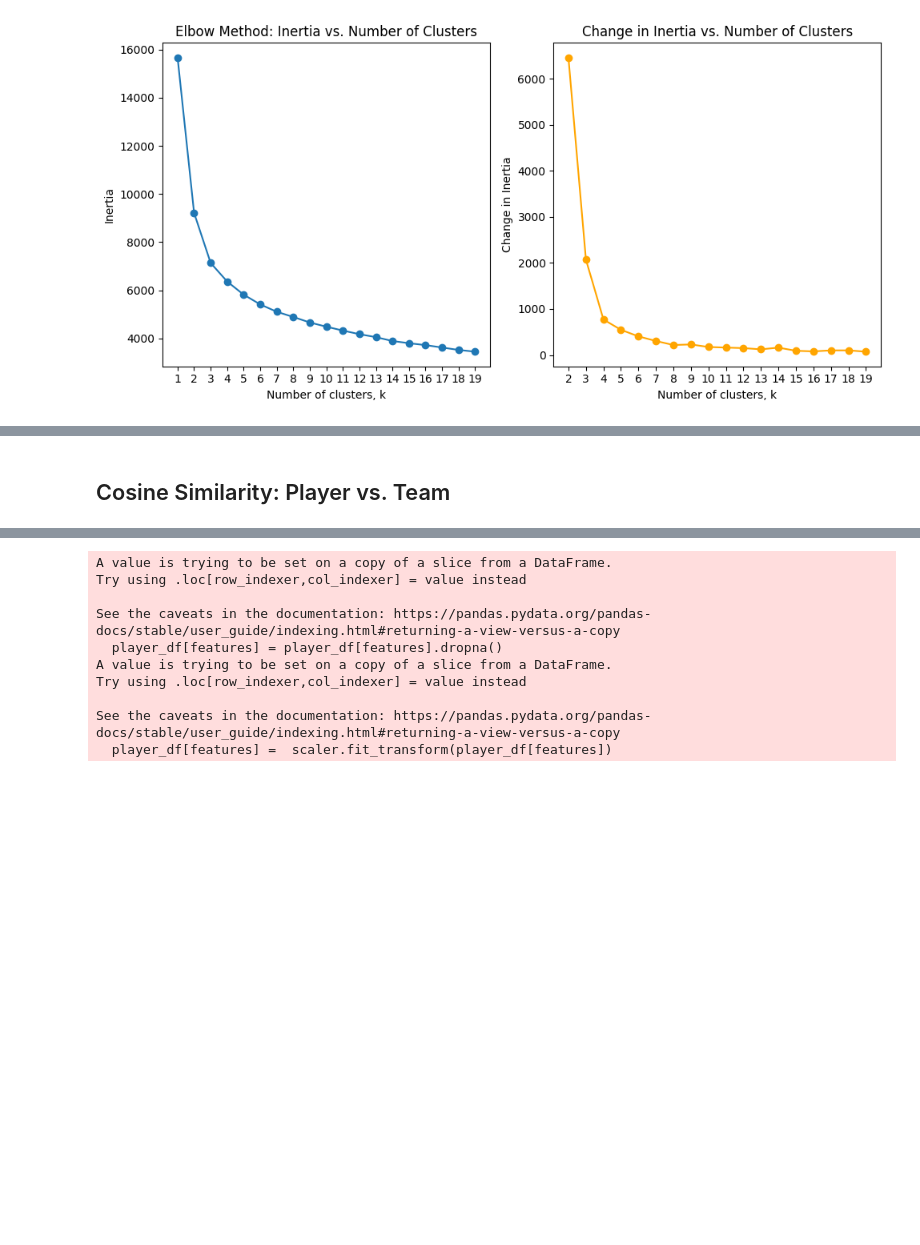
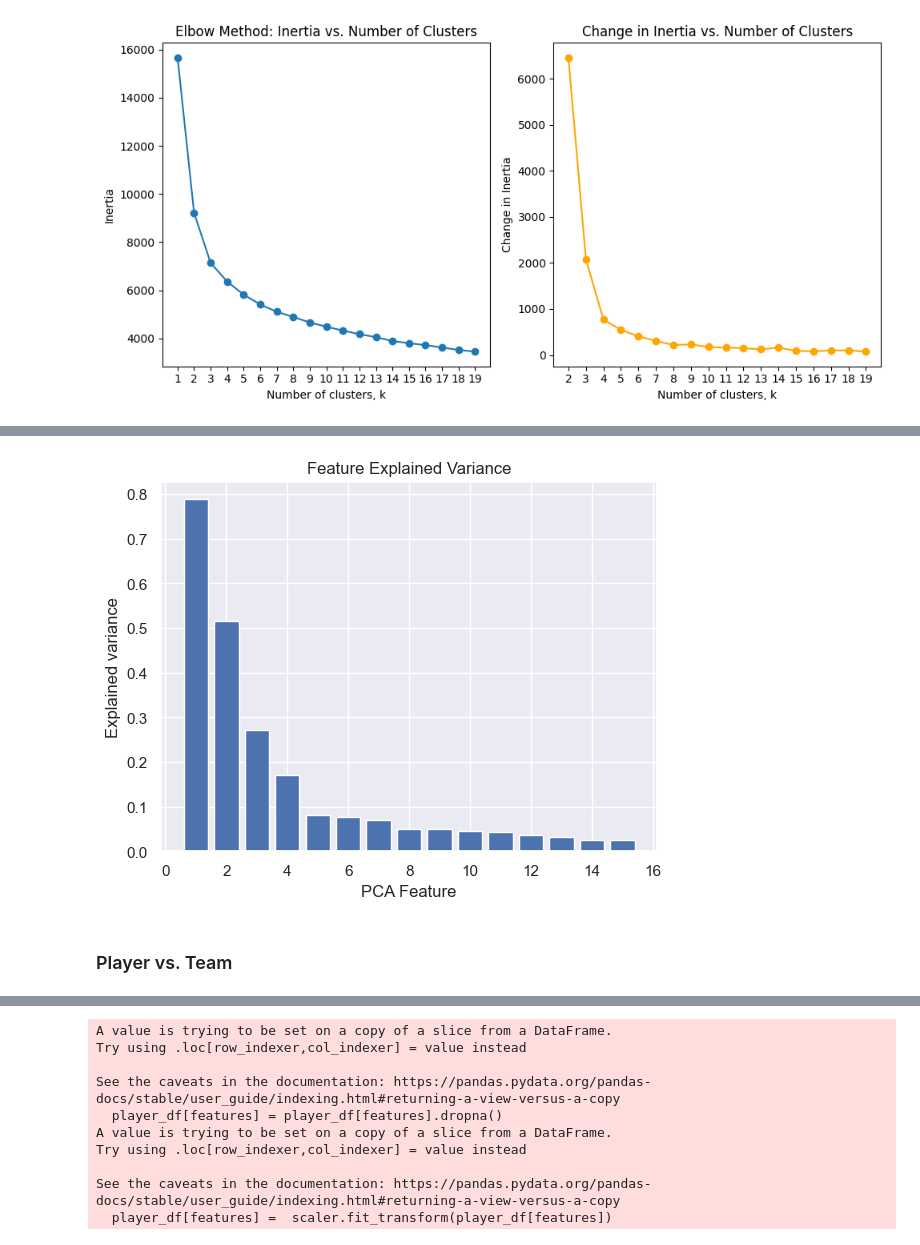
Before and after one commit to allorenz/football-player-similarity, a Jupyter notebook: src/unsupervised_learning.ipynb, the cells around one changed output, grey strips where cells are left out. Saved outputs shown, nothing was run; the diff lists cells and outputs as text; code cells hidden in the pictures; blank space fills up the shorter version.

```diff
--- a/src/unsupervised_learning.ipynb
+++ b/src/unsupervised_learning.ipynb
@@ -394,0 +520,27 @@ plt.show()
+# %%
+# load, set index, and seperate into stats and player information
+df = pd.read_csv('../data/fbref/player_stats.csv')
+df = df.drop('Player.1',axis='columns')
+df = df.set_index(df['Player'], drop=True)
+l = ['Season','League','Team','Player',	'Nation',	'Pos',	'Age',	'90s']
+player_info = df[l]
+
+# keep only the features
+features = [col for col in df.columns if col not in l]
+df = df[features]
+
+# handle NaN
+df = df.fillna(1)
+
+# pipeline: scale and create principal components
+scaler = MinMaxScaler()
+pca = PCA(n_components=15)
+pipeline = make_pipeline(scaler,pca)
+embeddings = pipeline.fit_transform(df)
+
+# create df embeddings and get query player
+embeddings_df = pd.DataFrame(embeddings,index=df.index)
+query_player = embeddings_df.loc['Christopher Nkunku']
+
+similarities = embeddings_df.dot(query_player)
+similarities.nlargest(10)
@@ -395,5 +560,23 @@ plt.show()
+# %%
+import matplotlib.pyplot as plt
+import seaborn as sns
+sns.set()
+
+# Bar plot of explained_variance
+plt.bar(
+    range(1,len(pca.explained_variance_)+1),
+    pca.explained_variance_
+    )
+
+
+plt.xlabel('PCA Feature')
+plt.ylabel('Explained variance')
+plt.title('Feature Explained Variance')
+plt.show()
+# %% [output]
+[figure, added]
 # %% [markdown]
-## Cosine Similarity: Player vs. Team
+### Player vs. Team
 # %%
 player_df = dataframes['possession']
 player_df.set_index(player_df['Player'])
```
Also changed, not shown: parts of 10 cells of this notebook.
